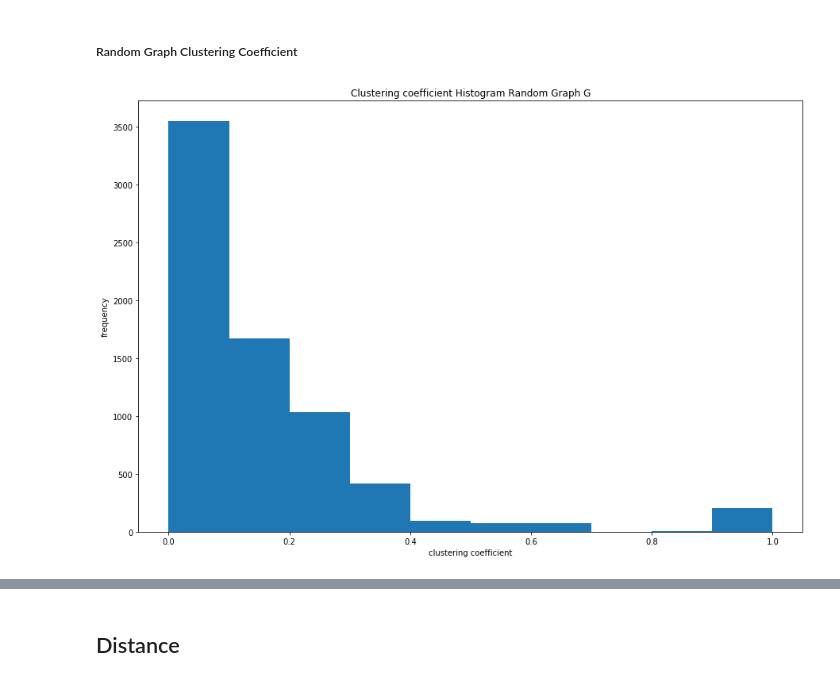
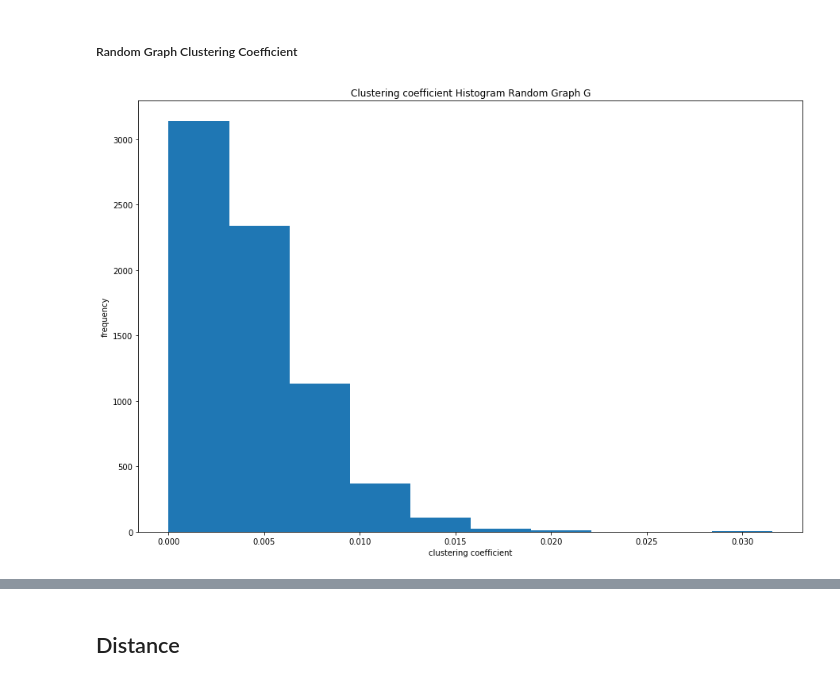
Before and after one commit to Panongbene/PROJECT_DATA_SCIENCE, a Jupyter notebook: Network_Analysis/network_analysis.ipynb, the cells around one changed output, grey strips where cells are left out. Cells and saved outputs as stored; diff of their text form; code cells hidden in the pictures.

```diff
--- a/Network_Analysis/network_analysis.ipynb
+++ b/Network_Analysis/network_analysis.ipynb
@@ -166,17 +166,17 @@ The average clustering coefficient of graph G ==  0.14089784589308738
 # %%
 cluster_coeff_random_G = [cluster_coefficient_random_G[i] for i in cluster_coefficient_random_G]
 
 plt.figure(figsize=(15,10))
 
-plt.hist(cluster_coeff_G)
+plt.hist(cluster_coeff_random_G)
 
 plt.title('Clustering coefficient Histogram Random Graph G')
 plt.xlabel('clustering coefficient')
 plt.ylabel('frequency')
 plt.savefig('histogram_of_clustering_coefficient_random_graph_G.png')
 plt.show()
 # %% [output]
-[figure, old version]
+[figure, new version]
 # %%
 print("The average clustering coefficient of random graph G == ",average_clustering_coeff_random_G)
 # %% [output]
```
Also changed, not shown: parts of 7 cells of this notebook.
